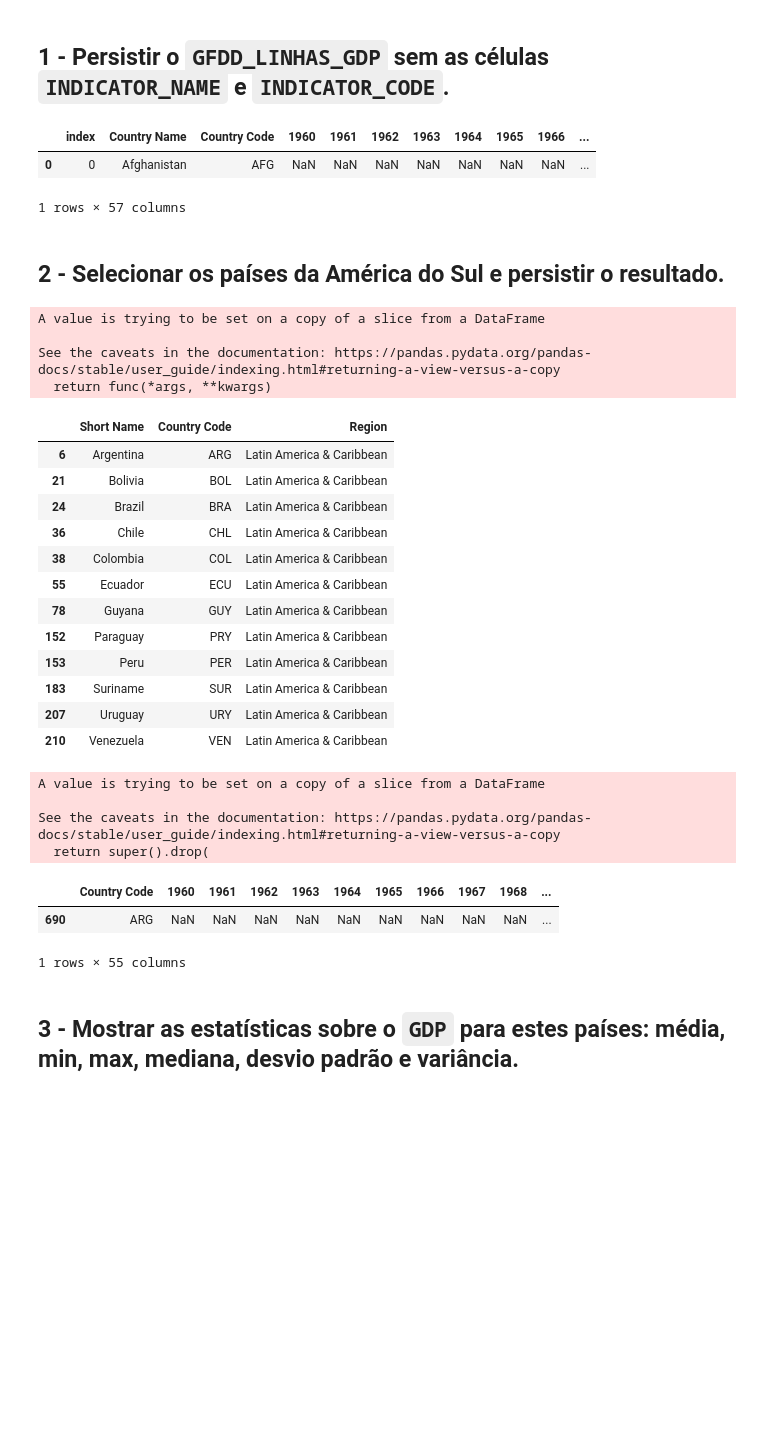
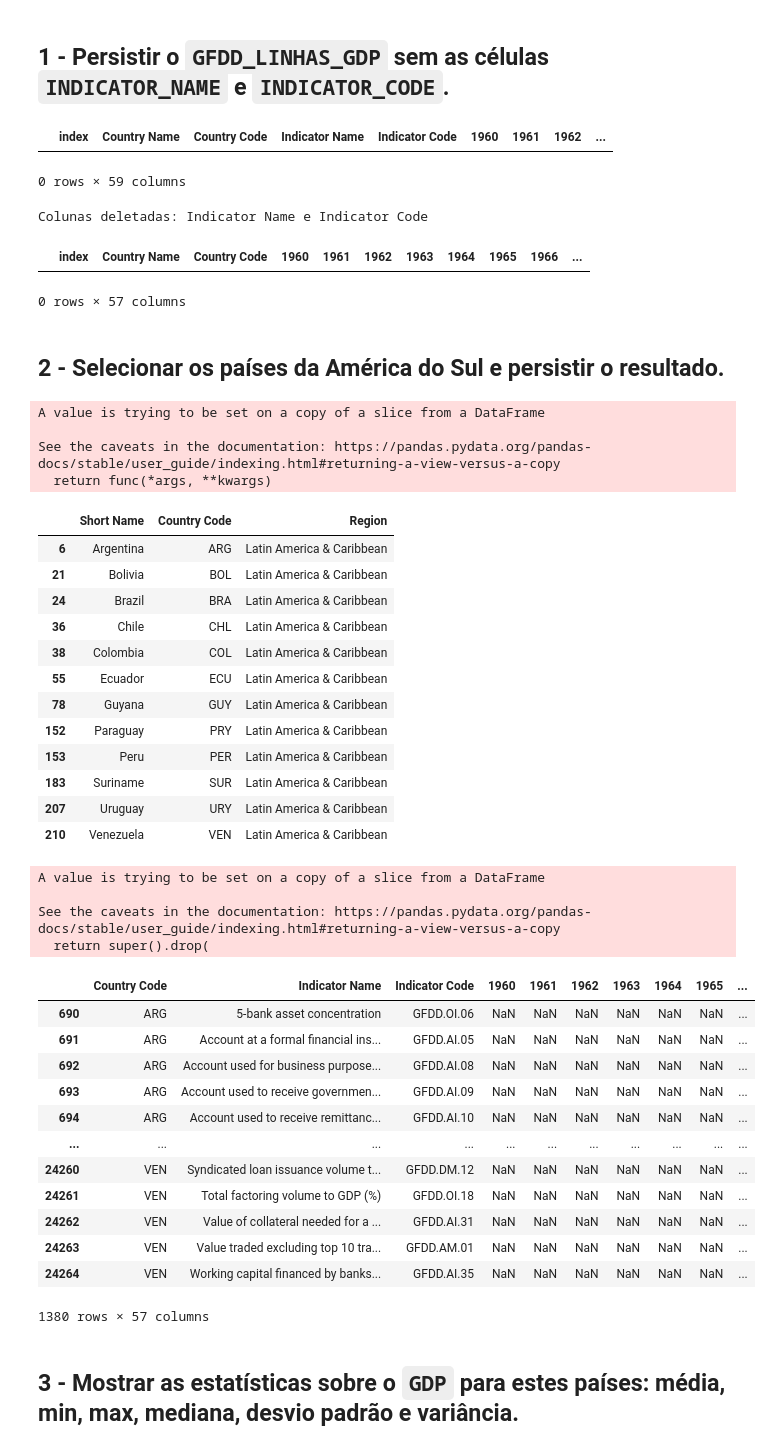
Before and after one commit to sganzerla/DPS852-Data-Science, a Jupyter notebook: T2-pre/EXERCICIO/exercicio.ipynb, the cells around one changed output. Drawn from its saved outputs; the diff is of its cells as text; code cells hidden in the pictures; blank space fills up the shorter version.

```diff
--- a/T2-pre/EXERCICIO/exercicio.ipynb
+++ b/T2-pre/EXERCICIO/exercicio.ipynb
@@ -5,26 +5,30 @@ import pandas as pd
 
 caminho = './'
 arquivo = 'dataset_bancomundial.csv'
-novo_arquivo = 'dataset_bancomundial_modificado.csv'
 gfdd = pd.read_csv(caminho + arquivo, sep = ';', decimal = ',')
+
+display(gfdd.head(0))
 
 gfdd.drop(columns = ['Indicator Name', 'Indicator Code'], inplace = True)
 
+print("Colunas deletadas: Indicator Name e Indicator Code")
+display(gfdd.head(0))
+
+novo_arquivo = 'dataset_bancomundial_modificado.csv'
 gfdd.to_csv(caminho + novo_arquivo, sep=';', decimal=',', index=False)
-
-display(gfdd.head(1))
 # %% [output]
-|  | index | Country Name | Country Code | 1960 | 1961 | 1962 | 1963 | 1964 | 1965 | 1966 | ... |
-| 0 | 0 | Afghanistan | AFG | NaN | NaN | NaN | NaN | NaN | NaN | NaN | ... |
+|  | index | Country Name | Country Code | Indicator Name | Indicator Code | 1960 | 1961 | 1962 | ... |
-1 rows × 57 columns
+0 rows × 59 columns
+Colunas deletadas: Indicator Name e Indicator Code
+|  | index | Country Name | Country Code | 1960 | 1961 | 1962 | 1963 | 1964 | 1965 | 1966 | ... |
+0 rows × 57 columns
 # %% [markdown]
 ## 2 - Selecionar os países da América do Sul e persistir o resultado.
 # %%
 import pandas as pd
 
 caminho =  './'
-novo_arquivo = 'dataset_bancomundial_modificado.csv'
-novo_arquivo_paises = 'paises_america_latina.csv'
+arquivo_banco_mundial = 'dataset_bancomundial.csv'
 complemento_arquivo = 'dataset_bancomundial_paises.csv'
 
 cod = ['ARG', 'BRA', 'BOL',  'CHL', 'COL', 'ECU', 'GUY', 'PER', 'PRY', 'SUR', 'URY', 'VEN']
@@ -41,7 +45,7 @@ def filtrar_ocorrencias_de_um_termo_em_coluna(dataframe, nome_coluna: str, termo
 def filtrar_ocorrencias_de_varios_termos_em_coluna(dataframe, nome_coluna: str, termos_pesquisados: list[str]):
     return dataframe.loc[pd.Series(dataframe[nome_coluna].isin(termos_pesquisados))]
 
-dataset_exercicio1 = get_csv(novo_arquivo)
+dataset = get_csv(arquivo_banco_mundial)
 dataset_complemento = get_csv(complemento_arquivo)
 
 # SELECIONANDO APENAS TRES COLUNAS
@@ -57,39 +61,50 @@ paises_latinos = filtrar_ocorrencias_de_um_termo_em_coluna(selecao_paises_americ
 paises_america_sul = filtrar_ocorrencias_de_varios_termos_em_coluna(paises_latinos, 'Country Code', cod)
 
 display(paises_america_sul)
 
-# display(dataset_exercicio1)
-dataset_filtrado = filtrar_ocorrencias_de_varios_termos_em_coluna(dataset_exercicio1, 'Country Code', paises_america_sul['Country Code'] )
+# display(dataset)
+dataset_filtrado = filtrar_ocorrencias_de_varios_termos_em_coluna(dataset, 'Country Code', paises_america_sul['Country Code'] )
 
 dataset_filtrado.drop(columns=['index', 'Country Name'], inplace = True)
-display(dataset_filtrado.head(1))
+display(dataset_filtrado)
 
+novo_arquivo_paises = 'paises_america_latina.csv'
 dataset_filtrado.to_csv(caminho + novo_arquivo_paises, sep=';', decimal=',', index=False)
 # %% [output]
 A value is trying to be set on a copy of a slice from a DataFrame
 
 See the caveats in the documentation: https://pandas.pydata.org/pandas-docs/stable/user_guide/indexing.html#returning-a-view-versus-a-copy
   return func(*args, **kwargs)
 |  | Short Name | Country Code | Region |
 | 6 | Argentina | ARG | Latin America & Caribbean |
 | 21 | Bolivia | BOL | Latin America & Caribbean |
 | 24 | Brazil | BRA | Latin America & Caribbean |
 | 36 | Chile | CHL | Latin America & Caribbean |
 | 38 | Colombia | COL | Latin America & Caribbean |
 | 55 | Ecuador | ECU | Latin America & Caribbean |
 | 78 | Guyana | GUY | Latin America & Caribbean |
 | 152 | Paraguay | PRY | Latin America & Caribbean |
 | 153 | Peru | PER | Latin America & Caribbean |
 | 183 | Suriname | SUR | Latin America & Caribbean |
 | 207 | Uruguay | URY | Latin America & Caribbean |
 | 210 | Venezuela | VEN | Latin America & Caribbean |
 A value is trying to be set on a copy of a slice from a DataFrame
 
 See the caveats in the documentation: https://pandas.pydata.org/pandas-docs/stable/user_guide/indexing.html#returning-a-view-versus-a-copy
   return super().drop(
-|  | Country Code | 1960 | 1961 | 1962 | 1963 | 1964 | 1965 | 1966 | 1967 | 1968 | ... |
-| 690 | ARG | NaN | NaN | NaN | NaN | NaN | NaN | NaN | NaN | NaN | ... |
+|  | Country Code | Indicator Name | Indicator Code | 1960 | 1961 | 1962 | 1963 | 1964 | 1965 | ... |
+| 690 | ARG | 5-bank asset concentration | GFDD.OI.06 | NaN | NaN | NaN | NaN | NaN | NaN | ... |
+| 691 | ARG | Account at a formal financial ins... | GFDD.AI.05 | NaN | NaN | NaN | NaN | NaN | NaN | ... |
+| 692 | ARG | Account used for business purpose... | GFDD.AI.08 | NaN | NaN | NaN | NaN | NaN | NaN | ... |
+| 693 | ARG | Account used to receive governmen... | GFDD.AI.09 | NaN | NaN | NaN | NaN | NaN | NaN | ... |
+| 694 | ARG | Account used to receive remittanc... | GFDD.AI.10 | NaN | NaN | NaN | NaN | NaN | NaN | ... |
+| ... | ... | ... | ... | ... | ... | ... | ... | ... | ... | ... |
+| 24260 | VEN | Syndicated loan issuance volume t... | GFDD.DM.12 | NaN | NaN | NaN | NaN | NaN | NaN | ... |
+| 24261 | VEN | Total factoring volume to GDP (%) | GFDD.OI.18 | NaN | NaN | NaN | NaN | NaN | NaN | ... |
+| 24262 | VEN | Value of collateral needed for a ... | GFDD.AI.31 | NaN | NaN | NaN | NaN | NaN | NaN | ... |
+| 24263 | VEN | Value traded excluding top 10 tra... | GFDD.AM.01 | NaN | NaN | NaN | NaN | NaN | NaN | ... |
+| 24264 | VEN | Working capital financed by banks... | GFDD.AI.35 | NaN | NaN | NaN | NaN | NaN | NaN | ... |
-1 rows × 55 columns
+1380 rows × 57 columns
 # %% [markdown]
 ## 3 - Mostrar as estatísticas sobre o `GDP` para estes países: média, min, max, mediana, desvio padrão e variância.
 # %% [markdown]
```
Also changed, not shown: parts of 12 cells of this notebook, 1 other file.
